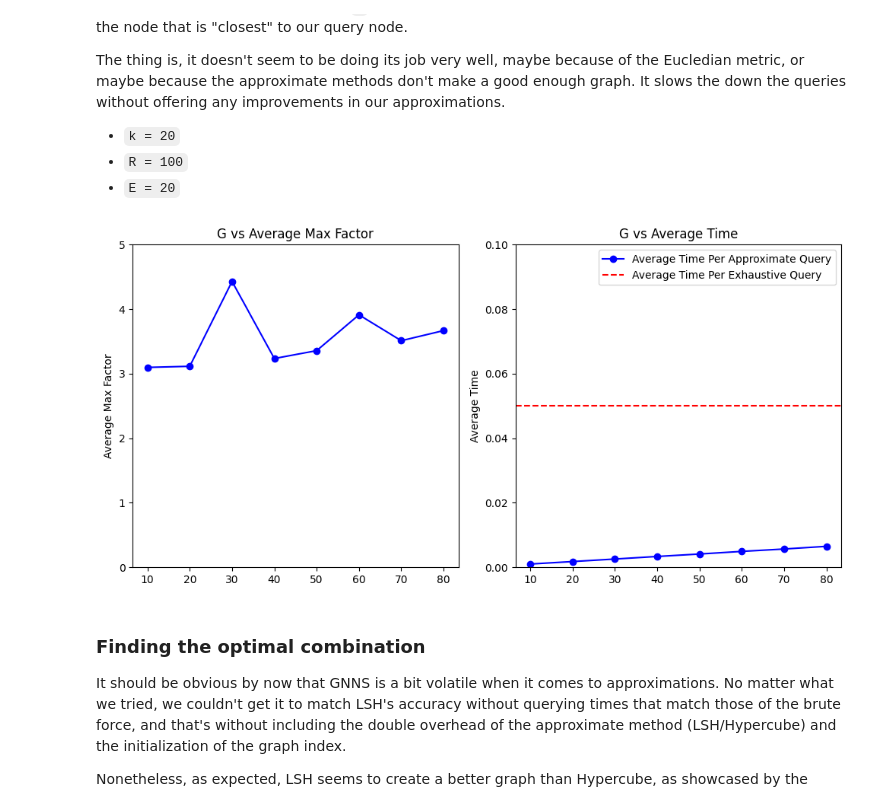
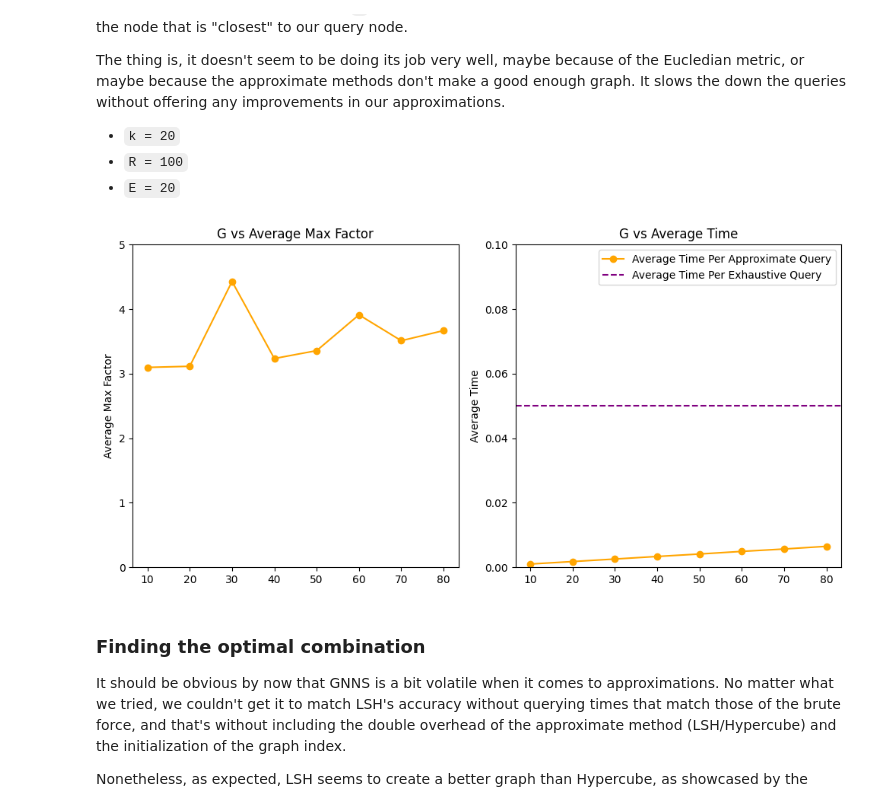
Before and after one commit to UpTheShipCreek/Project2023, a Jupyter notebook: Assignment_2/AlgorithmComparisons.ipynb, the cells around one changed output. Cells and saved outputs as stored; diff of their text form; code cells hidden in the pictures.

```diff
--- a/Assignment_2/AlgorithmComparisons.ipynb
+++ b/Assignment_2/AlgorithmComparisons.ipynb
@@ -609,37 +609,37 @@ g_values = [10, 20, 30, 40, 50, 60, 70, 80]
 average_max_factor = [3.097887, 3.114895, 4.429658, 3.235253,
                       3.357861,  3.912307, 3.511993, 3.668267]
 
 
 avg_time_approx_query = [0.001032,  0.001804, 0.002584, 0.003379,
                          0.004136, 0.004946, 0.005685, 0.006513]
 
 
 avg_time_exhaust_query = 0.05  # Rounded up value for AverageTimePerExhaustQuery
 
 # Creating subplots
 fig, (ax1, ax2) = plt.subplots(1, 2, sharex=True, figsize=(10, 5))
 
 # Plotting G vs MaxFactor
-ax1.plot(g_values , average_max_factor, marker='o', linestyle='-', color='b')
+ax1.plot(g_values , average_max_factor, marker='o', linestyle='-', color='orange')
 ax1.set_ylabel('Average Max Factor')
 ax1.set_title('G vs Average Max Factor')
 ax1.set_ylim(0.0, 5)
 
 # Plotting G vs AverageTimePerApproxQuery
-ax2.plot(g_values , avg_time_approx_query, marker='o', linestyle='-', color='b', label='Average Time Per Approximate Query')
-ax2.axhline(y=avg_time_exhaust_query, linestyle='--', color='r', label='Average Time Per Exhaustive Query')
+ax2.plot(g_values , avg_time_approx_query, marker='o', linestyle='-', color='orange', label='Average Time Per Approximate Query')
+ax2.axhline(y=avg_time_exhaust_query, linestyle='--', color='purple', label='Average Time Per Exhaustive Query')
 ax2.set_title('G vs Average Time')
 ax2.set_ylabel('Average Time')
 ax2.set_ylim(0.0, 0.1)
 ax2.legend()
 
 # Adjust layout for better spacing
 plt.tight_layout()
 
 # Display the subplots
 plt.show()
 # %% [output]
-[figure, old version]
+[figure, new version]
 # %% [markdown]
 ### Finding the optimal combination
 It should be obvious by now that GNNS is a bit volatile when it comes to approximations. No matter what we tried, we couldn't get it to match LSH's accuracy without querying times that match those of the brute force, and that's without including the double overhead of the approximate method (LSH/Hypercube) and the initialization of the graph index.
```
Also changed, not shown: parts of 20 cells of this notebook.
